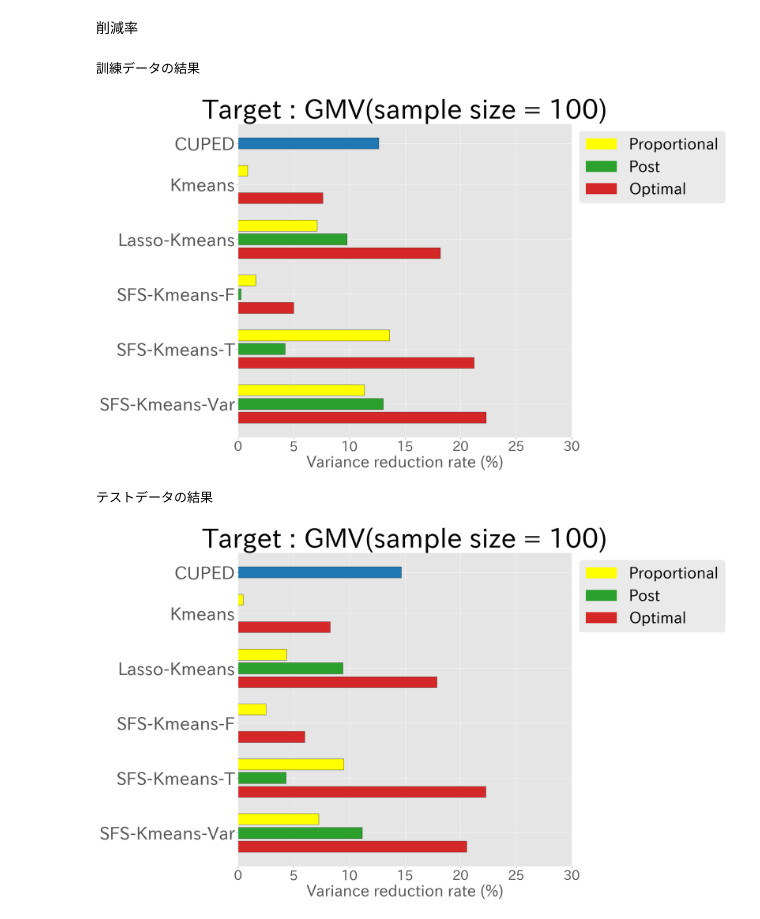
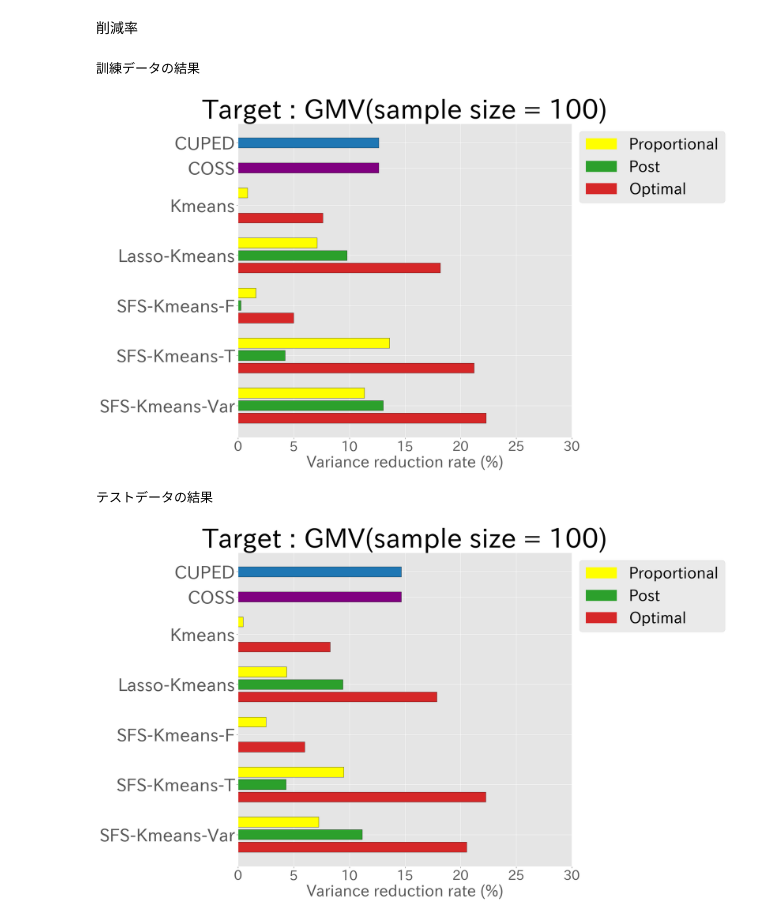
Before and after one commit to Monketu/ABtesting, a Jupyter notebook: notebook/確認用/図用.ipynb, the cells around one changed output. Saved outputs shown, nothing was run; the diff lists cells and outputs as text; code cells hidden in the pictures.

```diff
--- a/notebook/確認用/図用.ipynb
+++ b/notebook/確認用/図用.ipynb
@@ -122,14 +126,18 @@ for allo, var in var_once_dict_test.items():
 
 reduc_cuped_train = (1 - var_cuped_train / var_random_train) * 100
 reduc_cuped_test = (1 - var_cuped_test / var_random_test) * 100
+
+reduc_coss_train = (1 - var_coss_train / var_random_train) * 100
+reduc_coss_test = (1 - var_coss_test / var_random_test) * 100
 # %%
 def make_var_dict(
     var_random: float,
     var_cuped: float,
+    var_coss: float,
     var_sep_dict: dict[str, dict[str, float]],
     var_once_dict: dict[str, float],
 ) -> dict:
-    var_dict = {"Random": var_random, "CUPED": var_cuped}
+    var_dict = {"Random": var_random, "CUPED": var_cuped, "COSS": var_coss}
     for method, _ in var_sep_dict.items():
         var_dict[method] = {
             "Optimal": var_sep_dict[method]["Optimal"],
@@ -147,10 +155,11 @@ def make_var_dict(
 
 def make_reduc_dict(
     reduc_cuped: float,
+    reduc_coss: float,
     reduc_sep_dict: dict[str, dict[str, float]],
     reduc_once_dict: dict[str, float],
 ) -> dict:
-    reduc_dict = {"CUPED": reduc_cuped}
+    reduc_dict = {"CUPED": reduc_cuped, "COSS": reduc_coss}
     for method, _ in reduc_sep_dict.items():
         reduc_dict[method] = {
             "Optimal": reduc_sep_dict[method]["Optimal"],
@@ -168,23 +177,27 @@ def make_reduc_dict(
 var_dict_train = make_var_dict(
     var_random=var_random_train,
     var_cuped=var_cuped_train,
+    var_coss=var_coss_train,
     var_sep_dict=var_sep_dict_train,
     var_once_dict=var_once_dict_train,
 )
 var_dict_test = make_var_dict(
     var_random=var_random_test,
     var_cuped=var_cuped_test,
+    var_coss=var_coss_train,
     var_sep_dict=var_sep_dict_test,
     var_once_dict=var_once_dict_test,
 )
 
 reduc_dict_train = make_reduc_dict(
     reduc_cuped=reduc_cuped_train,
+    reduc_coss=reduc_coss_train,
     reduc_sep_dict=reduc_sep_dict_train,
     reduc_once_dict=reduc_once_dict_train,
 )
 reduc_dict_test = make_reduc_dict(
     reduc_cuped=reduc_cuped_test,
+    reduc_coss=reduc_coss_test,
     reduc_sep_dict=reduc_sep_dict_test,
     reduc_once_dict=reduc_once_dict_test,
 )
@@ -206,6 +219,7 @@ for var_dict in [var_dict_train, var_dict_test]:
         "SFS-Kmeans-F",
         "Lasso-Kmeans",
         "Kmeans",
+        "COSS",
         "CUPED",
         "Random",
     ]
@@ -220,6 +234,8 @@ for var_dict in [var_dict_train, var_dict_test]:
         + list(var_dict["Lasso-Kmeans"].values())
         + [0]
         + list(var_dict["Kmeans"].values())
+        + [0]
+        + [var_dict["COSS"]]
         + [0]
         + [var_dict["CUPED"]]
         + [0]
@@ -238,13 +254,15 @@ for var_dict in [var_dict_train, var_dict_test]:
         + ["#FFFFFF00"]
         + ["#d62728", "#2ca02c", "#FFFF00"]
         + ["#FFFFFF00"]
+        + ["#800080"]
+        + ["#FFFFFF00"]
         + ["#1f77b4"]
         + ["#FFFFFF00"]
         + ["#ff7f0e"]
     )
 
     # 各ラベルが3つの棒の真ん中に配置されるように位置を調整
-    y_positions = [1, 5, 9, 13, 17, 20, 22]
+    y_positions = [1, 5, 9, 13, 17, 20, 22, 24]
 
     # グラフを描画
     fig, ax = plt.subplots(figsize=(20, 12))
@@ -290,6 +308,7 @@ for reduc_dict in [reduc_dict_train, reduc_dict_test]:
         "SFS-Kmeans-F",
         "Lasso-Kmeans",
         "Kmeans",
+        "COSS",
         "CUPED",
     ]
     values = (
@@ -302,6 +321,8 @@ for reduc_dict in [reduc_dict_train, reduc_dict_test]:
         + list(reduc_dict["Lasso-Kmeans"].values())
         + [0]
         + list(reduc_dict["Kmeans"].values())
+        + [0]
+        + [reduc_dict["COSS"]]
         + [0]
         + [reduc_dict["CUPED"]]
     )
@@ -318,37 +339,39 @@ for reduc_dict in [reduc_dict_train, reduc_dict_test]:
         + ["#FFFFFF00"]
         + ["#d62728", "#2ca02c", "#FFFF00"]
         + ["#FFFFFF00"]
+        + ["#800080"]
+        + ["#FFFFFF00"]
         + ["#1f77b4"]
     )
 
     # 各ラベルが3つの棒の真ん中に配置されるように位置を調整
-    y_positions = [1, 5, 9, 13, 17, 20]
+    y_positions = [1, 5, 9, 13, 17, 20, 22]
 
     # グラフを描画
     fig, ax = plt.subplots(figsize=(20, 12))
     ax.barh(range(len(values)), values, color=colors, edgecolor="black")
 
     # 凡例の追加
     legend_labels = ["Proportional", "Post", "Optimal"]
     # 色のリスト
     legend_colors = ["#FFFF00", "#2ca02c", "#d62728"]
     # 各ラベルに対してハンドルを作成
     handles = [plt.Rectangle((0, 0), 1, 1, color=color) for color in legend_colors]
     ax.legend(
         handles, legend_labels, fontsize=35, loc="upper left", bbox_to_anchor=(1, 1)
     )
 
     # y軸の目盛りとラベルを設定
     ax.set_yticks(y_positions)
     ax.tick_params(axis="x", labelsize=30)
     ax.set_yticklabels(labels, fontsize=40)
     ax.set_xlabel("Variance reduction rate (%)", fontsize=35)
     ax.set_title(f"Target : {TARGET}(sample size = {SAMPLE_SIZE})", fontsize=60)
     ax.set_xlim(0, 30)
     plt.tight_layout()
     plt.show()
 # %% [output]
 訓練データの結果
-[figure, old version]
+[figure, new version]
 テストデータの結果
-[figure, old version]
+[figure, new version]
```
Also changed, not shown: parts of 2 cells of this notebook, 2 other files.
